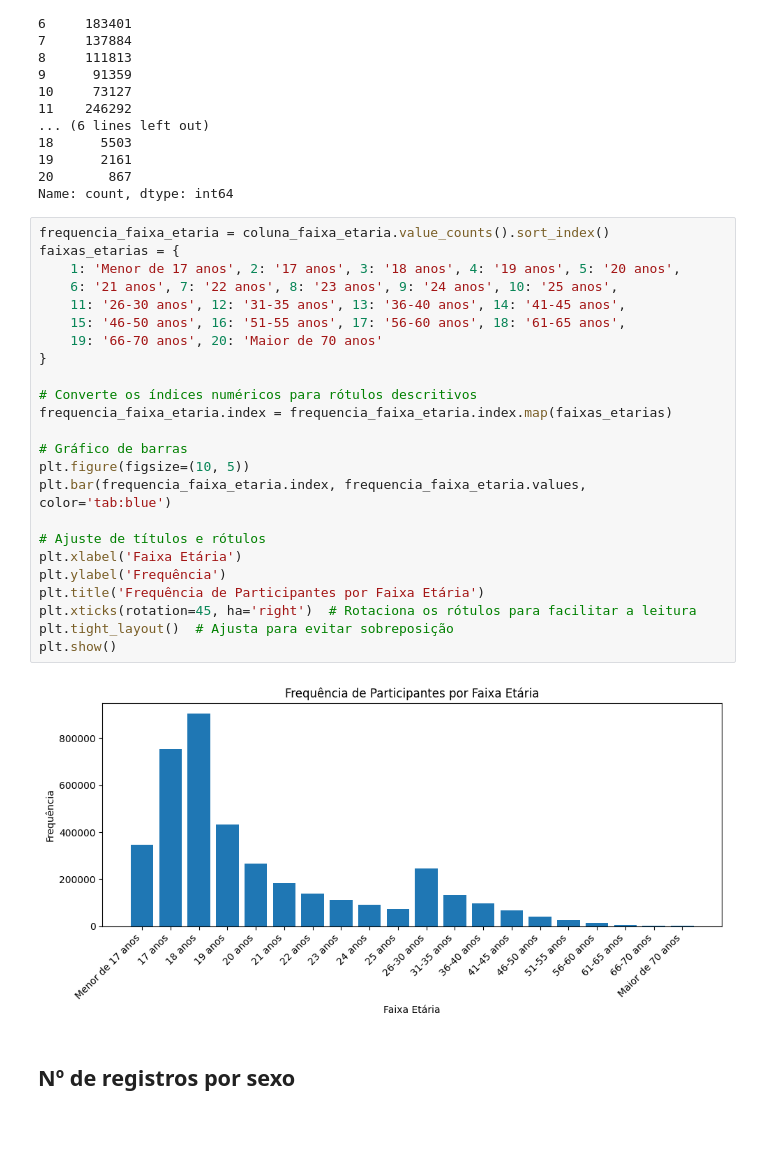
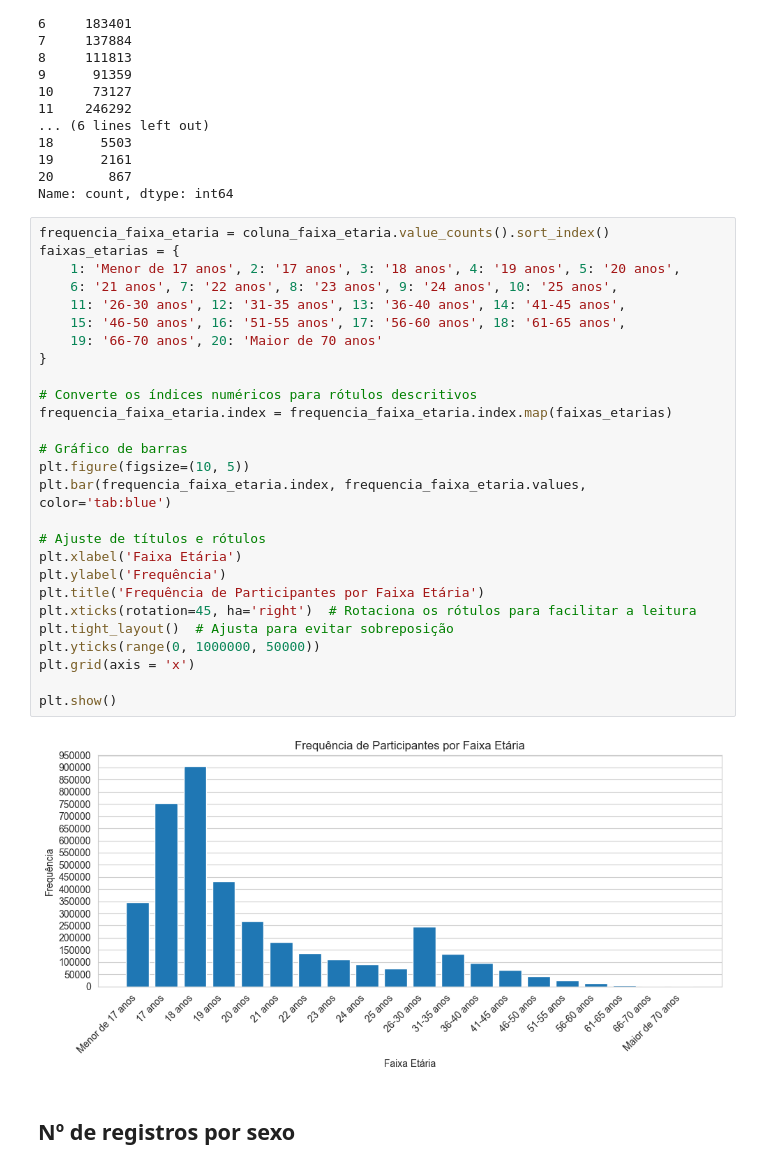
Before and after one commit to osamuelmarlon/analise_exploratoria_enem, a Jupyter notebook: analise_exploratoria_enem.ipynb, the cells around one changed output. Cells and saved outputs as stored; diff of their text form; blank space fills up the shorter version.

```diff
--- a/analise_exploratoria_enem.ipynb
+++ b/analise_exploratoria_enem.ipynb
@@ -201,29 +203,32 @@ Name: count, dtype: int64
 # %%
 frequencia_faixa_etaria = coluna_faixa_etaria.value_counts().sort_index()
 faixas_etarias = {
     1: 'Menor de 17 anos', 2: '17 anos', 3: '18 anos', 4: '19 anos', 5: '20 anos',
     6: '21 anos', 7: '22 anos', 8: '23 anos', 9: '24 anos', 10: '25 anos',
     11: '26-30 anos', 12: '31-35 anos', 13: '36-40 anos', 14: '41-45 anos',
     15: '46-50 anos', 16: '51-55 anos', 17: '56-60 anos', 18: '61-65 anos',
     19: '66-70 anos', 20: 'Maior de 70 anos'
 }
 
 # Converte os índices numéricos para rótulos descritivos
 frequencia_faixa_etaria.index = frequencia_faixa_etaria.index.map(faixas_etarias)
 
 # Gráfico de barras
 plt.figure(figsize=(10, 5))
 plt.bar(frequencia_faixa_etaria.index, frequencia_faixa_etaria.values, color='tab:blue')
 
 # Ajuste de títulos e rótulos
 plt.xlabel('Faixa Etária')
 plt.ylabel('Frequência')
 plt.title('Frequência de Participantes por Faixa Etária')
 plt.xticks(rotation=45, ha='right')  # Rotaciona os rótulos para facilitar a leitura
 plt.tight_layout()  # Ajusta para evitar sobreposição
+plt.yticks(range(0, 1000000, 50000))
+plt.grid(axis = 'x')
+
 plt.show()
 # %% [output]
-[figure, old version]
+[figure, new version]
 # %% [markdown]
 ## Nº de registros por sexo
 # %%
```
Also changed, not shown: parts of 20 cells of this notebook.
